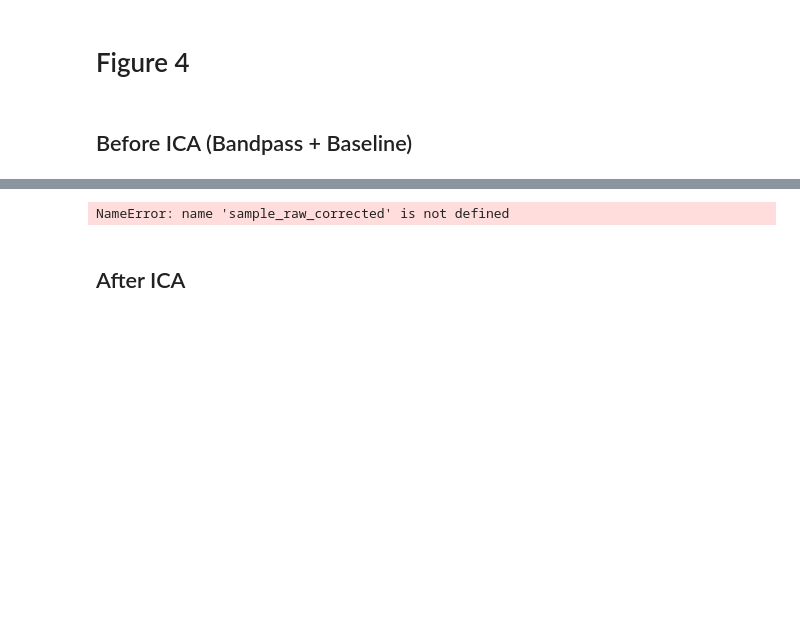
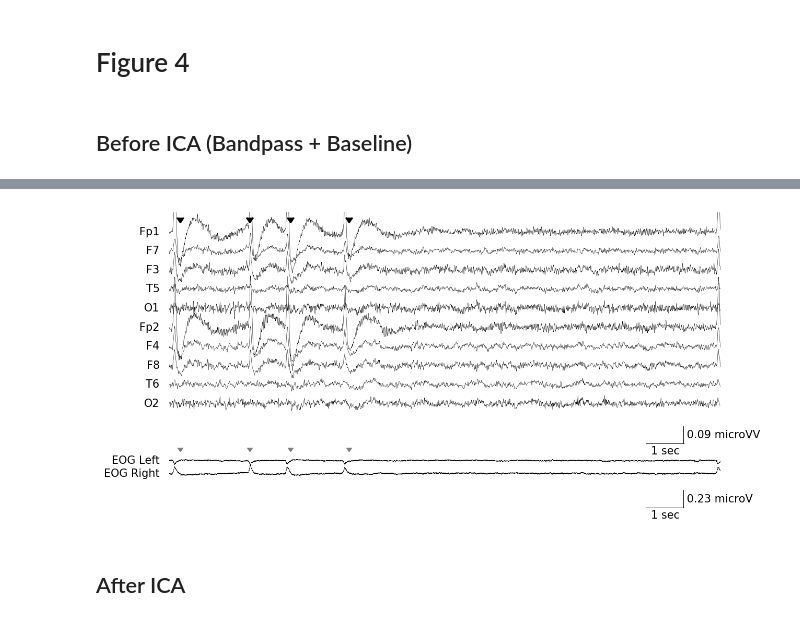
Before and after one commit to Young1906/ica_paper, a Jupyter notebook: figures_v4.ipynb, the cells around one changed output, grey strips where cells are left out. Saved outputs shown, nothing was run; the diff lists cells and outputs as text; code cells hidden in the pictures; blank space fills up the shorter version.

```diff
--- a/figures_v4.ipynb
+++ b/figures_v4.ipynb
@@ -207,18 +183,18 @@ NameError: name 'sample_raw_corrected' is not defined
 # %%
-plot_sig_2(
+plot_sig_3(
     sig = sample_raw_bandpass.get_data() / 1e3,
     fs = 500,
     dpi = 150,
-    unit = "1e-06V",
+    unit = "microVV",
     ch_names = sample_raw_corrected.ch_names,
     eog_sig = sample_raw_eog.get_data() / 1e3,
     eog_ch_names = sample_raw_eog.ch_names,
     markers = [.3,2.2,3.3,4.9],
-    eog_unit="1e-06V",
+    eog_unit="microV",
     scale=_scale_after/1e3
 );
 # %% [output]
-NameError: name 'sample_raw_corrected' is not defined
+[figure, added]
 # %% [markdown]
 ## After ICA
 # %%
```
Also changed, not shown: parts of 9 cells of this notebook, 27 other files.
